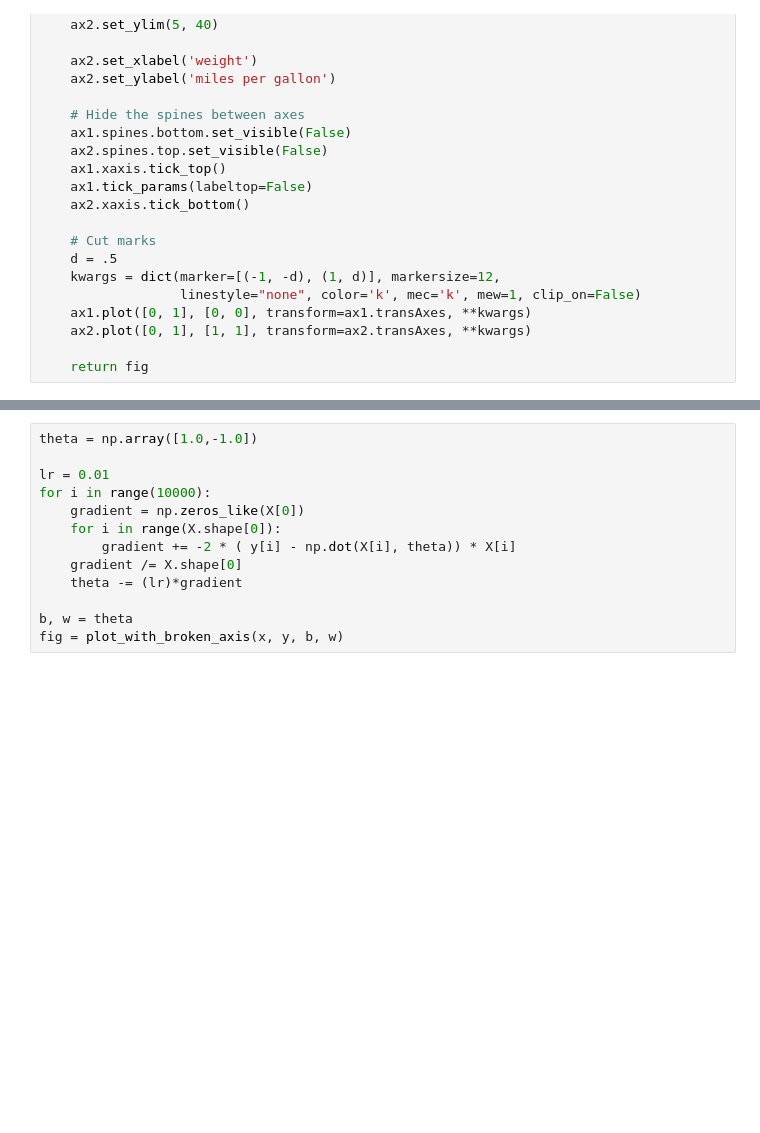
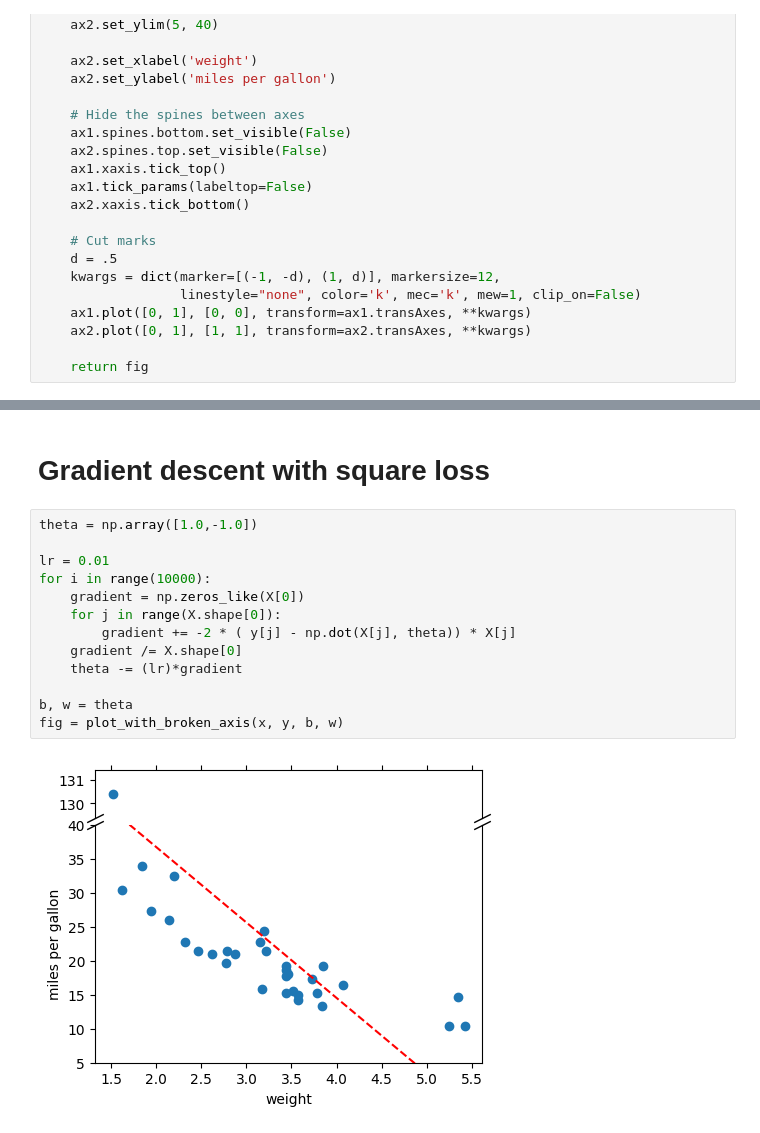
Before and after one commit to KivancSerefoglu/-ml-playground-, a Jupyter notebook: sp26-lec01-ex2-mtcars.ipynb, the cells around one changed output, grey strips where cells are left out. Cells and saved outputs as stored; diff of their text form; blank space fills up the shorter version.

Commit message:
Implement Gradient descent with the absolute loss (2 polynomial) and square loss

```diff
--- a/sp26-lec01-ex2-mtcars.ipynb
+++ b/sp26-lec01-ex2-mtcars.ipynb
@@ -90,13 +94,17 @@ fig = plot_with_broken_axis(x, y, b, w)
+# %% [markdown]
+# Gradient descent with square loss
 # %%
 theta = np.array([1.0,-1.0])
 
 lr = 0.01
 for i in range(10000):
     gradient = np.zeros_like(X[0])
-    for i in range(X.shape[0]):
-        gradient += -2 * ( y[i] - np.dot(X[i], theta)) * X[i]
+    for j in range(X.shape[0]):
+        gradient += -2 * ( y[j] - np.dot(X[j], theta)) * X[j]
     gradient /= X.shape[0]
     theta -= (lr)*gradient
 
 b, w = theta
 fig = plot_with_broken_axis(x, y, b, w)
+# %% [output]
+[figure, added]
```
Also changed, not shown: parts of 9 cells of this notebook.
